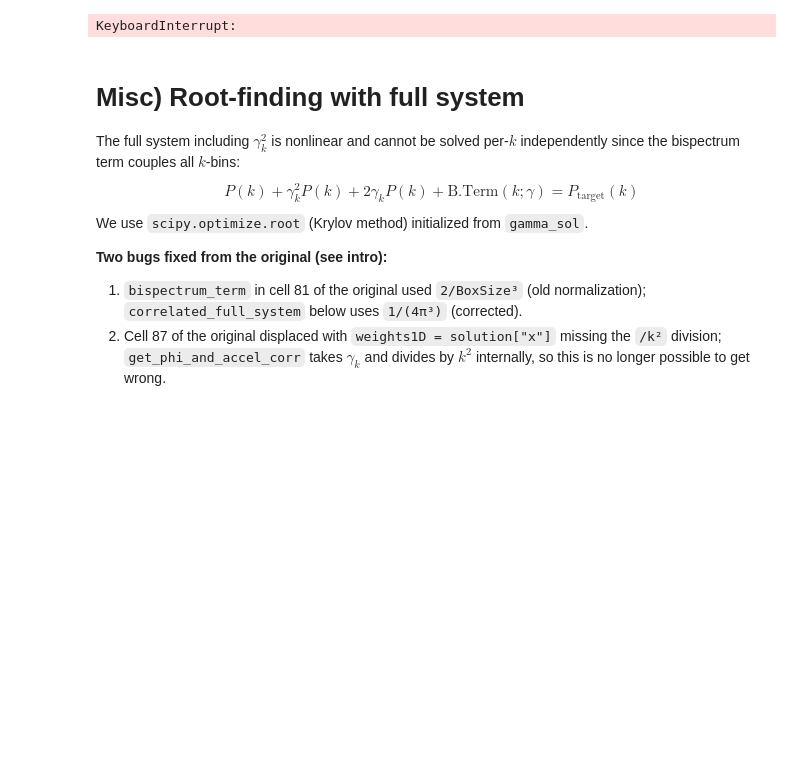
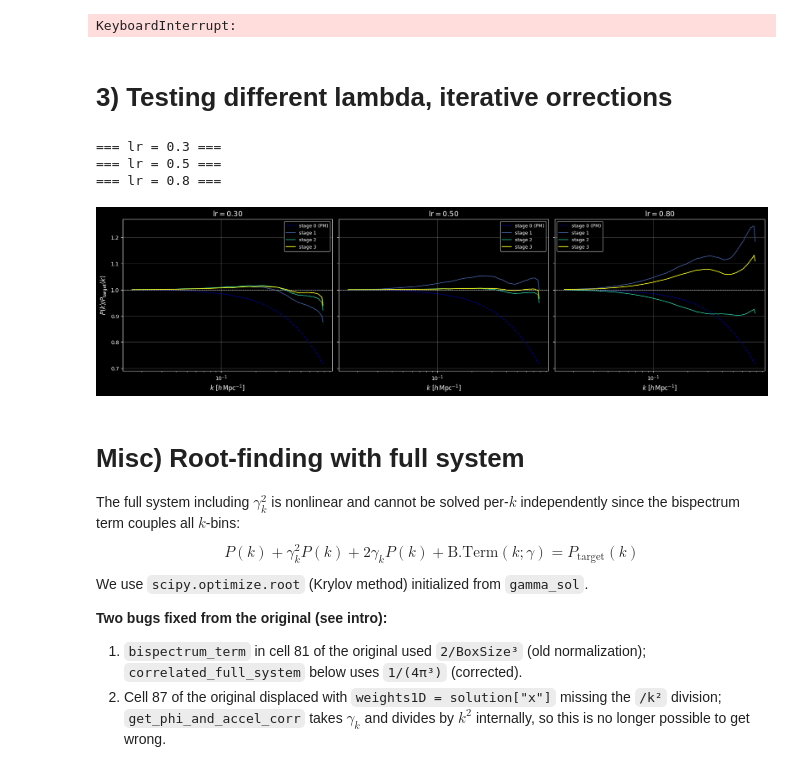
Before and after one commit to anirbanbairagi/Power-Spectrum-Change-Under-Gradient-Perturbation, a Jupyter notebook: DM_corr_case_only_picola.ipynb, the cells around one changed output. Saved outputs shown, nothing was run; the diff lists cells and outputs as text; code cells hidden in the pictures; blank space fills up the shorter version.

Commit message:
testing lr values

```diff
--- a/DM_corr_case_only_picola.ipynb
+++ b/DM_corr_case_only_picola.ipynb
@@ -416,11 +410,14 @@ seed          = 1
 interlacing_order = 2
 appstr        = "LPICOLA"
 
-nbody = "/anvil/scratch/x-nchartier/snapshots/quijote_fid_z%s_seed%i/snapdir_003/snap_003" % (z_str, seed)
-app   = "/anvil/scratch/x-nchartier/snapshots/cola_fid_z%s_seed%i/Cola1_20steps_mesh512_nLPTpos0p5_z0p500" % (z_str, seed)
-ptype = [1]
+# SNAPSHOT LOCATIONS -- edit these for your run
+nbody= "/work/hdd/bdne/nchartier/snapshots/quijote_fid_z%s_seed%i/snapdir_003/snap_003" % (z_str, seed)
+#nbody = "/anvil/scratch/x-nchartier/snapshots/quijote_fid_z%s_seed%i/snapdir_003/snap_003" % (z_str, seed)
+app = "/work/hdd/bdne/nchartier/snapshots/cola_fid_z%s_seed%i/Cola1_20steps_mesh512_nLPTpos0p5_z0p500" % (z_str, seed)
+#app = "/anvil/scratch/x-nchartier/snapshots/cola_fid_z%s_seed%i/Cola1_20steps_mesh512_nLPTpos0p5_z0p500" % (z_str, seed)
+ptype = [1]  # [1] CDM, [2] neutrinos, [1, 2] CDM+neutrinos
 
-basedir = "/home/x-nchartier/PkCorr/Figures"
+basedir = "/u/nchartier/PkCorr/Figures"
 os.makedirs(os.path.join(basedir, appstr), exist_ok=True)
 # %%
 header  = readgadget.header(nbody)
@@ -1028,7 +1029,7 @@ plt.savefig(os.path.join(figroot, "crosscorr_corr_all.pdf"), bbox_inches="tight"
 ## 2-8) Iterative solver linear in Bk
 # %%
 def correct_particles_corr(positions, BoxSize, grid, k_ref, Pk_ref, M,
-                             measure_power_func, threshold = None,n_threads=None,
+                             measure_power_func, threshold=None, lr=1.0, n_threads=None,
                              zero_above_kmax=True, remeasure=True, verbose=True,
                              use_gamma_sq=False, krylov_opts=None,
                              k_before=None, Pk_before=None):
@@ -1047,7 +1048,7 @@ def correct_particles_corr(positions, BoxSize, grid, k_ref, Pk_ref, M,
                           as in correct_particles_with_Q (avoids a redundant pypower
                           call when called from iterate_correction_corr).
     '''
-    import scipy.optimize
+
 
     if n_threads is None:
         n_threads = detect_compute_resources()['cpu_count'] or 1
@@ -1105,7 +1106,7 @@ def correct_particles_corr(positions, BoxSize, grid, k_ref, Pk_ref, M,
         positions.astype('float32'), pos_corrected,
         accel[0].astype('float32'), accel[1].astype('float32'),
         accel[2].astype('float32'),
-        length_grid, length_grid, length_grid, BoxSize, threshold=threshold, lr = 0.5) # cell before for threshold
+        length_grid, length_grid, length_grid, BoxSize, threshold=threshold, lr = lr) # cell before for threshold
 
     out = dict(positions_corrected=pos_corrected, gamma=gamma_sol,
                gamma_lin=gamma_lin, k=k_before, Pk_before=Pk_before,
@@ -1121,7 +1122,7 @@ def correct_particles_corr(positions, BoxSize, grid, k_ref, Pk_ref, M,
 
 
 def iterate_correction_corr(positions, BoxSize, grid, k_ref, Pk_ref, M,
-                              measure_power_func, n_iterations=2,threshold = None,
+                              measure_power_func, n_iterations=2, threshold=None, lr=1.0,
                               use_gamma_sq=False, krylov_opts=None,
                               n_threads=None, zero_above_kmax=True,
                               recompute_bispectrum=False, bspec=None,
@@ -1167,7 +1168,7 @@ def iterate_correction_corr(positions, BoxSize, grid, k_ref, Pk_ref, M,
 
         result = correct_particles_corr(
             current_positions, BoxSize, grid, k_ref, Pk_ref, current_M,
-            measure_power_func, n_threads=n_threads,threshold = threshold,
+            measure_power_func, n_threads=n_threads,threshold = threshold,lr=lr,
             zero_above_kmax=zero_above_kmax, remeasure=True, verbose=verbose,
             use_gamma_sq=use_gamma_sq, krylov_opts=krylov_opts,
             k_before=k_before, Pk_before=Pk_before)
@@ -1322,3 +1323,5 @@ ax2.set_ylabel("Ratio to target", fontsize=13)
 ax2.legend(fontsize=10); ax2.grid(color="grey", alpha=0.4)
 plt.tight_layout()
 plt.savefig(os.path.join(figroot, "Pk_corr_all.pdf"), bbox_inches="tight")
+# %% [markdown]
+# 3) Testing different lambda, iterative orrections
@@ -1325,3 +1381,17 @@ plt.savefig(os.path.join(figroot, "Pk_corr_all.pdf"), bbox_inches="tight")
+# %%
+measure_power_func = lambda pos, B, g: measure_power_pypower(pos, B, g, kedges, ells=ells)
+
+results = run_lambda_comparison(
+    pos_pm, BoxSize, grid, k_nb, Pk_nb, M, measure_power_func,
+    lambdas=(0.3, 0.5, 0.8), n_iterations=3, n_threads=resources['cpu_count'])
+# %% [output]
+=== lr = 0.3 ===
+=== lr = 0.5 ===
+=== lr = 0.8 ===
+# %%
+fig, axes = plot_lambda_comparison(results, k_nb, Pk_nb, figroot=figroot)
+# %% [output]
+[figure, added]
 # %% [markdown]
 
 # Misc) Root-finding with full system
```
Also changed, not shown: parts of 9 cells of this notebook.
